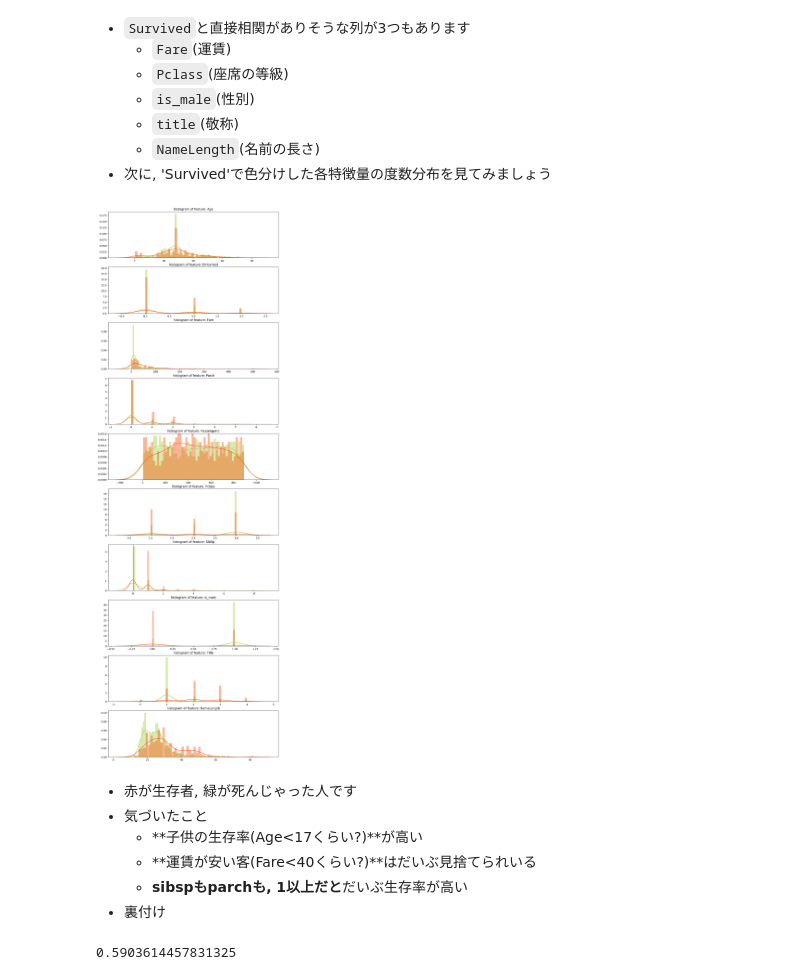
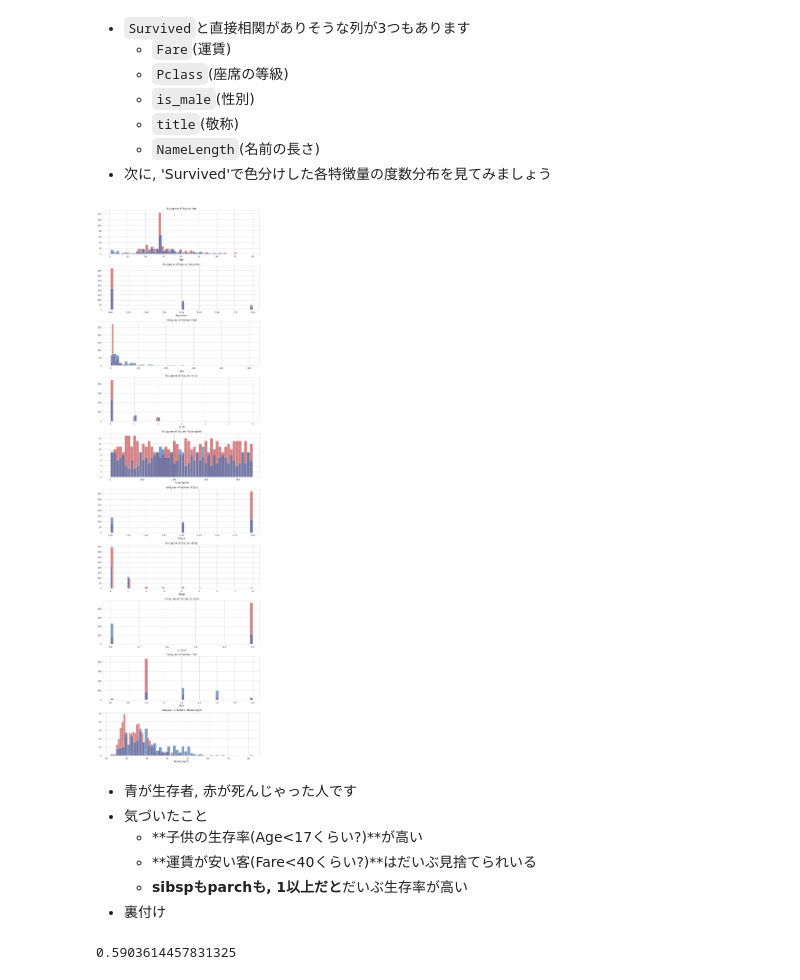
Before and after one commit to asaka-git/u-lab-titanic, a Jupyter notebook: 2020.ipynb, the cells around one changed output. Cells and saved outputs as stored; diff of their text form; code cells hidden in the pictures.

```diff
--- a/2020.ipynb
+++ b/2020.ipynb
@@ -98,5 +109,5 @@ test.describe()
 # %%
-df=pd.concat([train,test])
+df=pd.concat([train,test], sort=True)
 print("全データ数 (行数, 列数) は " + str(df.shape) +" です")
 # %% [output]
 全データ数 (行数, 列数) は (1309, 12) です
@@ -314,8 +324,14 @@ dtype: object
 import matplotlib.pyplot as plt
 import seaborn as sns
 
+# retina対応
+%config InlineBackend.figure_formats = {'png', 'retina'}
+# テーマ設定
+sns.set(style="whitegrid")
+
 colormap = plt.cm.RdBu
 plt.figure(figsize=(14,12))
 plt.title('Correlation', y=1.05, size=15)
-sns.heatmap(df[df["PassengerId"]<892].astype(float).corr(), linewidths=0.1,cmap=colormap, vmax=1.0, square=True, annot=True)
+sns.heatmap(df[df["PassengerId"]<892].astype(float).corr(), linewidths=0.1, cmap=colormap, vmax=1.0, square=True, annot=True)
+plt.show()
 # %% [output]
@@ -331,19 +347,19 @@ sns.heatmap(df[df["PassengerId"]<892].astype(float).corr(), linewidths=0.1,cmap=
 # %%
 import matplotlib.gridspec as gridspec
 
 plt.figure(figsize=(12,28*4))
 gs = gridspec.GridSpec(28, 1)
 for i, cn in enumerate(df.drop(columns=["Survived"])):
     ax = plt.subplot(gs[i])
-    sns.distplot(df[cn][df["Survived"]==0], bins=50, color="yellowgreen")
-    sns.distplot(df[cn][df["Survived"]==1], bins=50, color="orangered")
-    ax.set_xlabel('')
+    sns.distplot(df[cn][df["Survived"]==0], bins=50, color="r", hist_kws = {"alpha" : 0.7}, kde=False)
+    sns.distplot(df[cn][df["Survived"]==1], bins=50, color="b", hist_kws = {"alpha" : 0.7}, kde=False)
     ax.set_title('histogram of feature: ' + str(cn))
+    plt.tight_layout()
 plt.show()
 # %% [output]
-[figure, old version]
+[figure, new version]
 # %% [markdown]
-- 赤が生存者, 緑が死んじゃった人です
+- 青が生存者, 赤が死んじゃった人です
 - 気づいたこと
     - **子供の生存率(Age<17くらい?)**が高い
     - **運賃が安い客(Fare<40くらい?)**はだいぶ見捨てられいる
```
Also changed, not shown: parts of 28 cells of this notebook, 1 other file.
